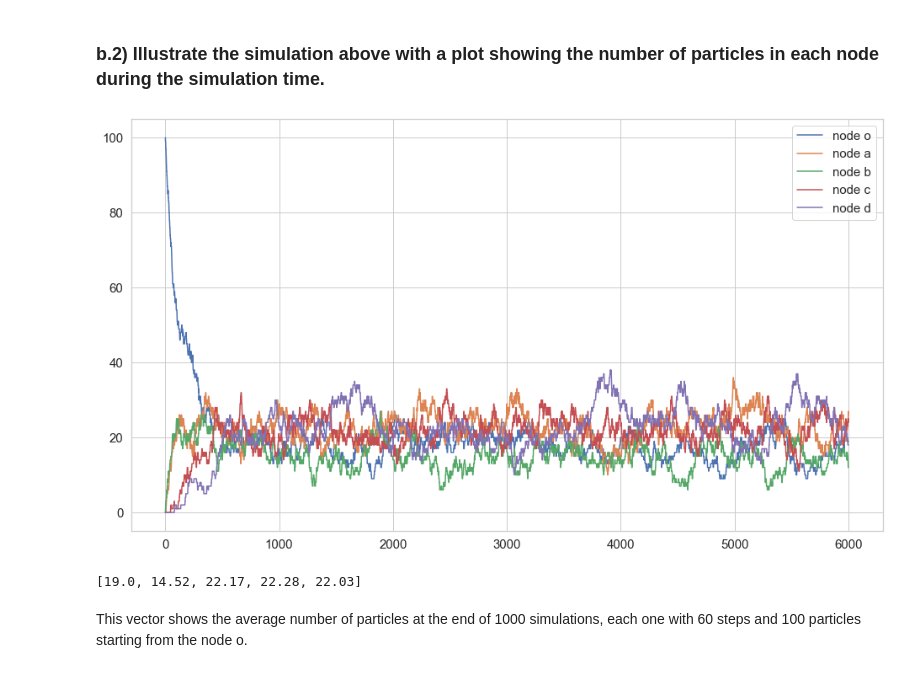
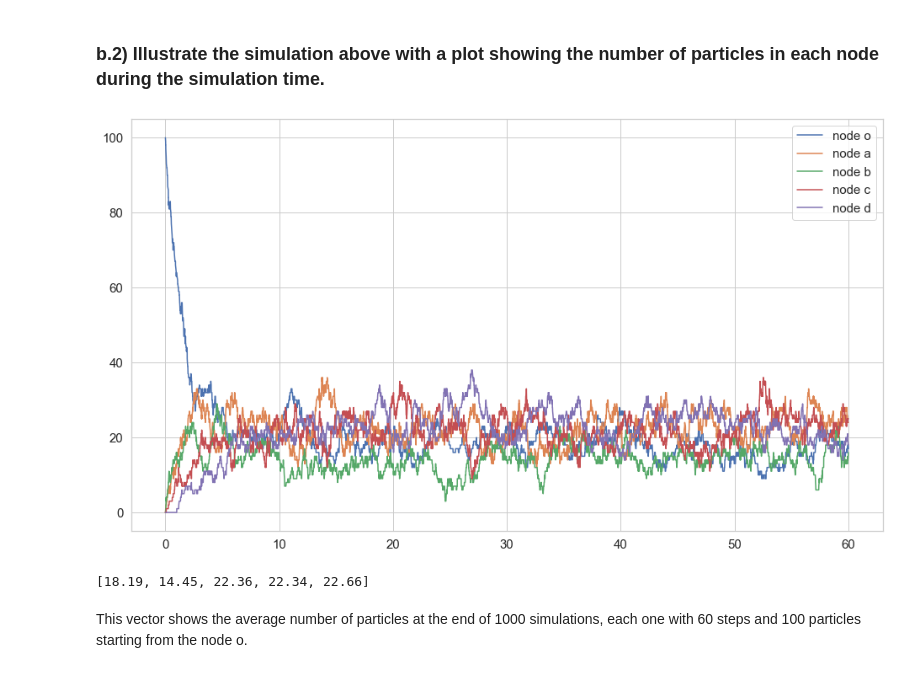
Before and after one commit to fabioeterno/Network_Homework, a Jupyter notebook: Homework2/Hw2.ipynb, the cells around one changed output. Cells and saved outputs as stored; diff of their text form; code cells hidden in the pictures.

Commit message:
changed steps into time in node perspective

```diff
--- a/Homework2/Hw2.ipynb
+++ b/Homework2/Hw2.ipynb
@@ -981,9 +998,10 @@ def node_perspective():
     distrib_c = [0]
     distrib_d = [0]
 
+    time = []
 
-    nodes_list = [i for i in range(n_nodes)]
-    net_nodes = dict(zip(nodes_list, particles_distrib))
+    #nodes_list = [i for i in range(n_nodes)]
+    #net_nodes = dict(zip(nodes_list, particles_distrib))
     #print(net_nodes)
 
     n_steps = 6000
@@ -994,9 +1012,11 @@ def node_perspective():
     transition_times = np.zeros([n_particles,n_steps])
 
     t_next = -np.log(np.random.rand())/rate
+    time.append(t_next)
     Q_cum = np.cumsum(Q, axis=1)
 
-    for i in range(1, n_steps):
+    #for i in range(1, n_steps):
+    while(t_next<=60):
         # I need to select randomly and proportionally to the distribution of the particles a node
         particles_cum_distrib = np.cumsum(particles_distrib)/n_particles
         current_node = np.argwhere(particles_cum_distrib > np.random.rand())[0]
@@ -1030,9 +1050,11 @@ def node_perspective():
         distrib_c.append(particles_distrib[3])
         distrib_d.append(particles_distrib[4])
 
+        t_next += -np.log(np.random.rand())/rate
+        time.append(t_next)
         #print(particles_distrib)
         #print()
-    return particles_distrib, distrib_o, distrib_b, distrib_a, distrib_c, distrib_d
+    return particles_distrib, distrib_o, distrib_b, distrib_a, distrib_c, distrib_d, time
 
 
 #print(node_perspective()[0])
@@ -1043,27 +1065,27 @@ def node_perspective():
 # %%
 import seaborn as sns
 sns.set(style="whitegrid")
 
 fig = plt.figure(1, figsize=(16,9))
 
 
-x = np.linspace(1, 6000, 6000).tolist()
-_, distrib_o, distrib_a, distrib_b, distrib_c, distrib_d = node_perspective()
-
+#x = np.linspace(1, 6000, 6000).tolist()
+_, distrib_o, distrib_a, distrib_b, distrib_c, distrib_d, time = node_perspective()
+x = time
 
 plt.plot(x, distrib_o, label="node o")
 plt.plot(x, distrib_a, label="node a")
 plt.plot(x, distrib_b, label="node b")
 plt.plot(x, distrib_c, label="node c")
 plt.plot(x, distrib_d, label="node d")
 plt.xticks(size=15)
 plt.yticks(size=15)
 
 
 plt.legend(fontsize=15)
 plt.show()
 # %% [output]
-[figure, old version]
+[figure, new version]
 # %%
 list_partic_distr = []
 
@@ -1076,7 +1098,7 @@ avg = [x/den for x in total]
 
 print(avg)
 # %% [output]
-[19.0, 14.52, 22.17, 22.28, 22.03]
+[18.19, 14.45, 22.36, 22.34, 22.66]
 # %% [markdown]
 This vector shows the average number of particles at the end of 1000 simulations, each one with 60 steps and 100 particles starting from the node o.
 # %% [markdown]
```
Also changed, not shown: parts of 8 cells of this notebook.
